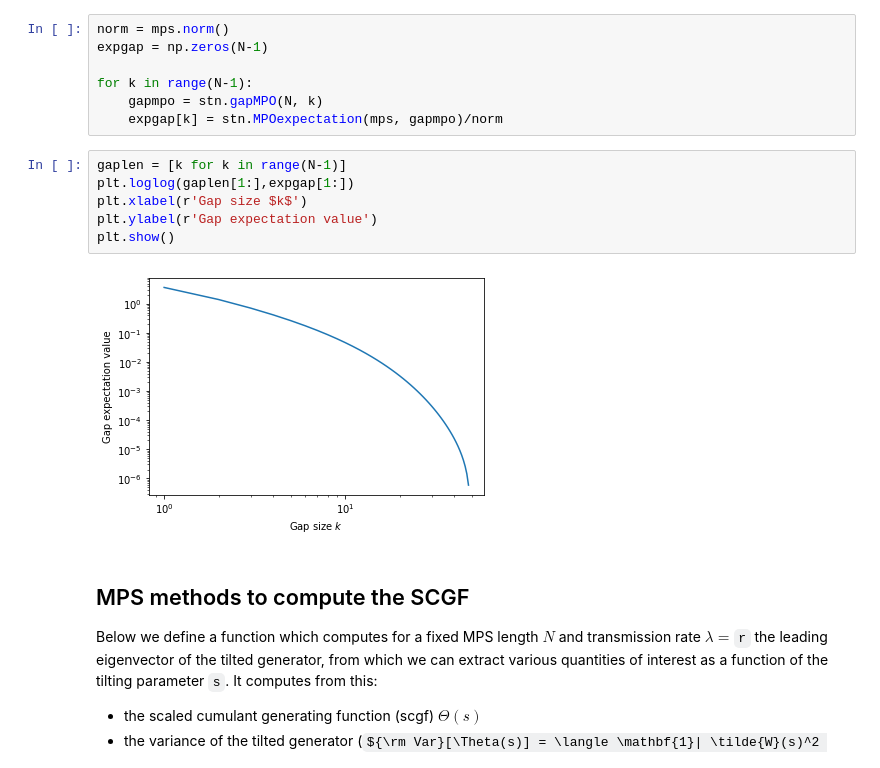
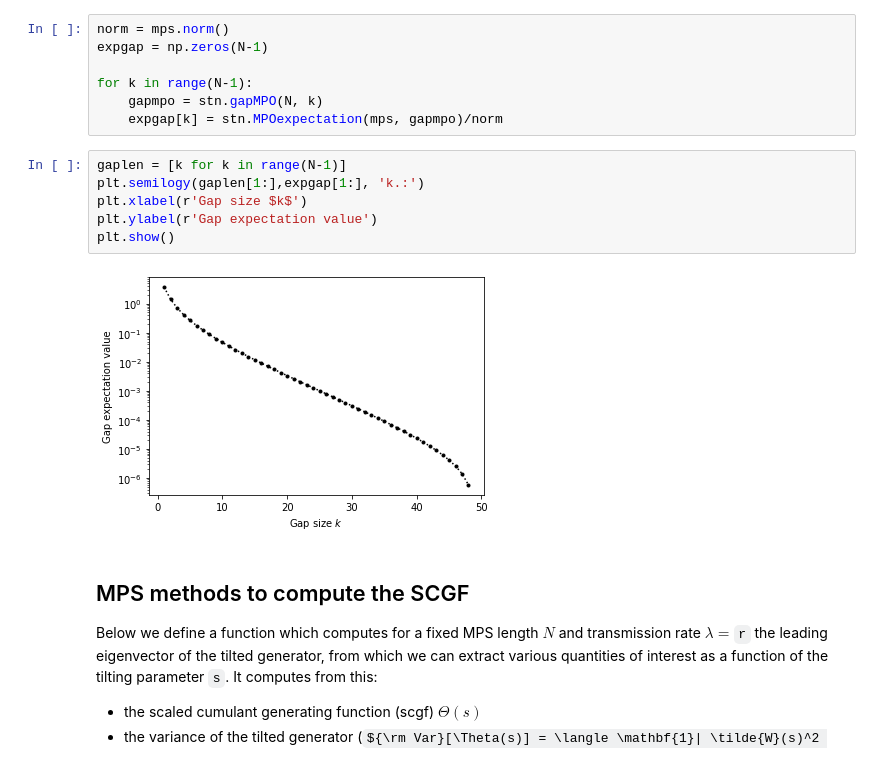
Before and after one commit to wmerbis/stochasticTN, a Jupyter notebook: Examples.ipynb, the cells around one changed output. Cells and saved outputs as stored; diff of their text form; some formulas as TeX source.

```diff
--- a/Examples.ipynb
+++ b/Examples.ipynb
@@ -59,12 +59,12 @@ for k in range(N-1):
     expgap[k] = stn.MPOexpectation(mps, gapmpo)/norm
 # %%
 gaplen = [k for k in range(N-1)]
-plt.loglog(gaplen[1:],expgap[1:])
+plt.semilogy(gaplen[1:],expgap[1:], 'k.:')
 plt.xlabel(r'Gap size $k$')
 plt.ylabel(r'Gap expectation value')
 plt.show()
 # %% [output]
-[figure, old version]
+[figure, new version]
 # %% [markdown]
 ## MPS methods to compute the SCGF
 
```
Also changed, not shown: parts of 3 cells of this notebook.
